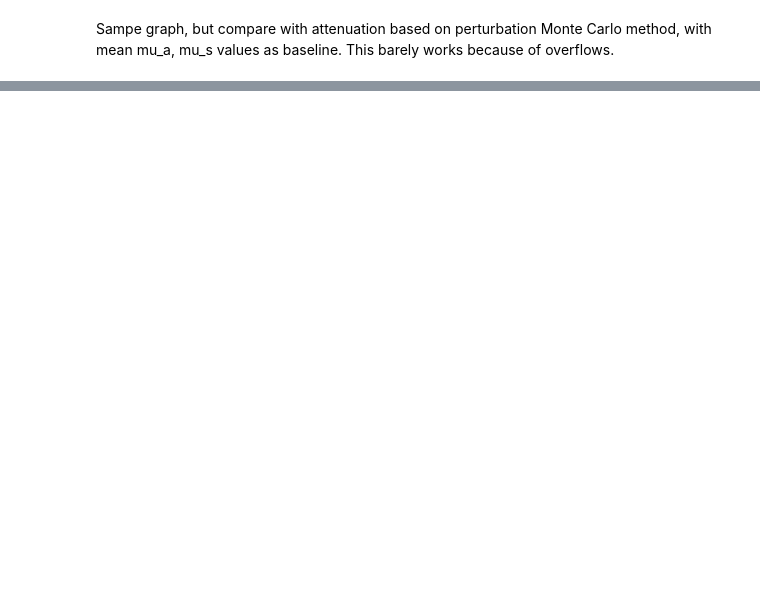
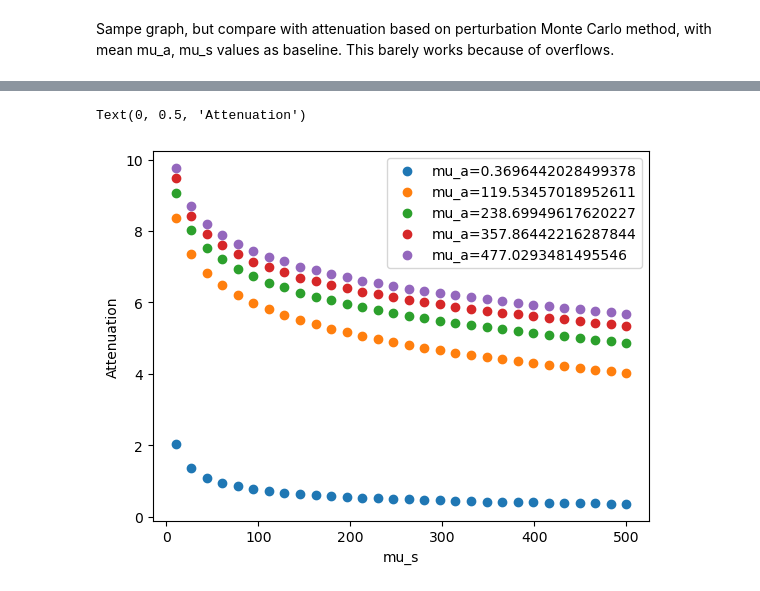
Before and after one commit to leonngl/hyperspectral-fit-idp, a Jupyter notebook: notebooks/generate_mcs_function_data.ipynb, the cells around one changed output, grey strips where cells are left out. Drawn from its saved outputs; the diff is of its cells as text; code cells hidden in the pictures; blank space fills up the shorter version.

```diff
--- a/notebooks/generate_mcs_function_data.ipynb
+++ b/notebooks/generate_mcs_function_data.ipynb
@@ -381,29 +202,32 @@ np.min(photon_nscat_baseline)
 # %%
 for mu_a in mu_a_samples:
     attenuation_per_mu_a = []
     attenuation_per_mu_a_perturbed = []
     for i, mu_s in enumerate(mu_s_vals):
-        photon_data = function_data_loaded[f"arr_{i + 2}"]
+        photon_data = function_data_loaded[f"arr_{i + 3}"]
         photon_ppath = photon_data[0, :]
         #photon_nscat = photon_data[1, :]
         photon_weights = np.exp(-mu_a * photon_ppath)
         attenuation = -np.log(np.sum(photon_weights) / nphoton)
         attenuation_per_mu_a.append(attenuation)
 
     p = plt.scatter(mu_s_vals, attenuation_per_mu_a, label=f"mu_a={mu_a}")
 
     mu_s_vals_sampled = np.random.rand(10) * (mu_s_vals[-1] - mu_s_vals[0]) + mu_s_vals[0]
-    photon_weights_perturbed = weights_baseline * np.power((mu_s_vals_sampled/mu_s_baseline)[:, None], photon_nscat_baseline[None, :])
+    photon_weights_perturbed = weights_baseline[None, :] * np.power((mu_s_vals_sampled/mu_s_baseline)[:, None], photon_nscat_baseline[None, :])
     photon_weights_perturbed *= np.exp(-(mu_s_vals_sampled - mu_s_baseline)[:, None] * photon_ppath_baseline[None, :])
     photon_weights_perturbed *= np.exp(-(mu_a - mu_a_baseline) * photon_ppath_baseline[None, :])
     attenuation_perturbed = -np.log(np.sum(photon_weights_perturbed, axis=-1) / nphoton)
 
     plt.scatter(mu_s_vals_sampled, attenuation_perturbed, marker="x", color=p.get_facecolor()[0])
 
 
 plt.legend()
 plt.xlabel("mu_s")
 plt.ylabel("Attenuation")
+# %% [output]
+Text(0, 0.5, 'Attenuation')
+[figure, added]
 # %%
 plt.plot(mu_s_vals, dref2)
 
```
Also changed, not shown: parts of 12 cells of this notebook, 5 other files.
